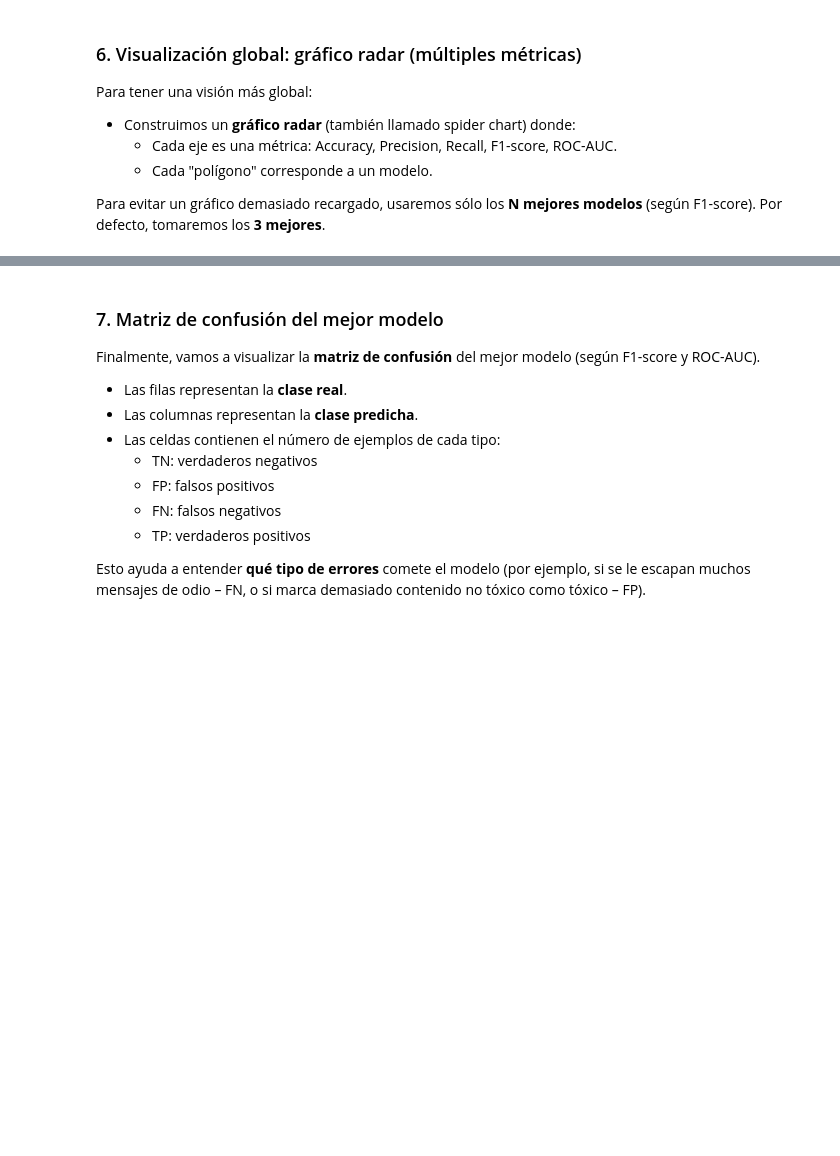
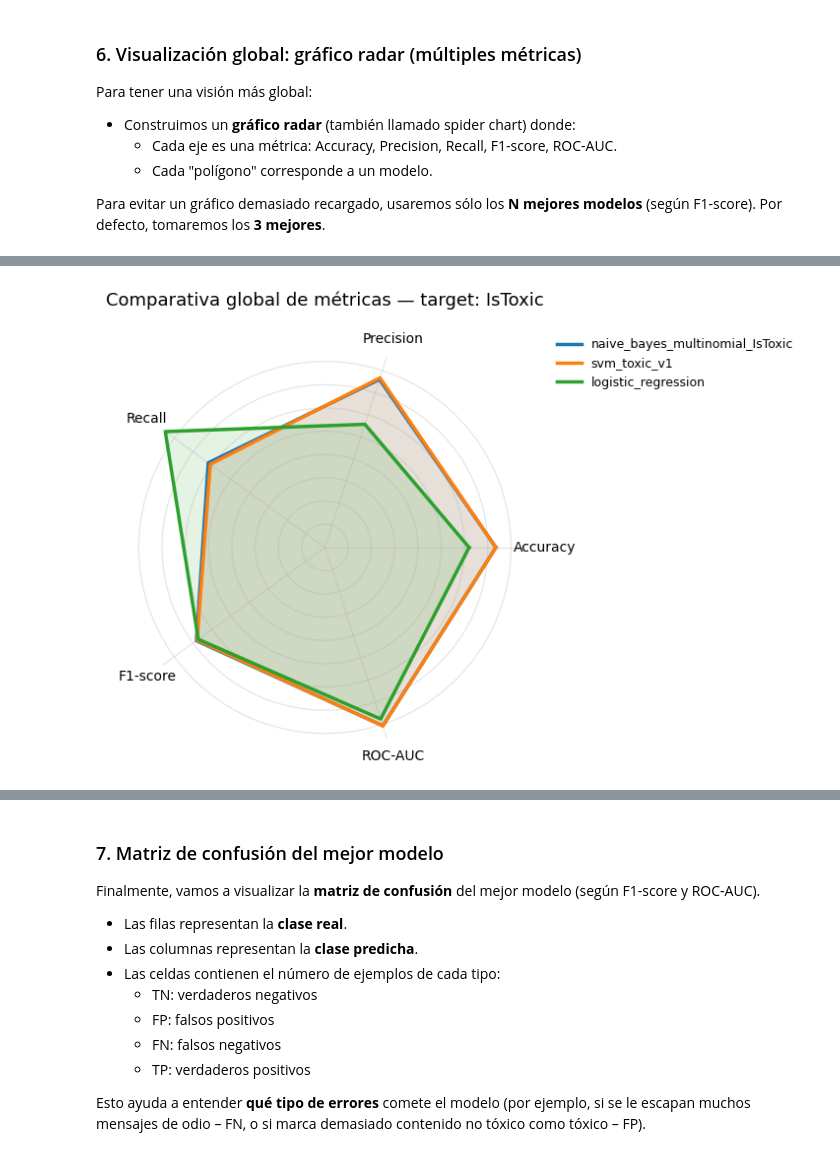
Before and after one commit to Bootcamp-IA-P5/Proyecto_X_NLP_G4, a Jupyter notebook: backend/notebooks/comparison_models.ipynb, the cells around one changed output, grey strips where cells are left out. Cells and saved outputs as stored; diff of their text form; code cells hidden in the pictures; blank space fills up the shorter version.

```diff
--- a/backend/notebooks/comparison_models.ipynb
+++ b/backend/notebooks/comparison_models.ipynb
@@ -626,0 +585,90 @@ por lo que es un buen candidato como modelo de referencia para `IsToxic`.
+# %%
+# === 6. Radar chart for top models ==========================================
+
+from math import pi  # To compute radar angles
+
+# Number of top models to include in the radar chart
+TOP_N = min(3, comparison_df_sorted.shape[0])
+
+# Guard clause
+if TOP_N == 0:
+    display(Markdown("⚠️ No hay modelos suficientes para construir el Radar Chart."))
+else:
+    # Keep only the core metrics in a stable order
+    core_metrics = ["Accuracy", "Precision", "Recall", "F1-score", "ROC-AUC"]
+
+    radar_df = comparison_df_sorted.head(TOP_N)[core_metrics]
+
+    display(Markdown(
+        f"### 🕸️ Comparativa global de métricas (Radar Chart) – Top {TOP_N} modelos"
+    ))
+
+    # Metrics (columns) and angles for radar chart
+    categories = list(radar_df.columns)
+    N = len(categories)
+    angles = [n / float(N) * 2 * pi for n in range(N)]
+    angles += angles[:1]  # close the polygon
+
+    # Create radar chart
+    fig, ax = plt.subplots(figsize=(7.2, 7.2), subplot_kw=dict(polar=True))
+
+    # Dynamic palette (robust even if TOP_N changes)
+    cmap = plt.cm.get_cmap("tab10")
+    palette = [cmap(i % 10) for i in range(TOP_N)]
+
+    for color, (model_name, row) in zip(palette, radar_df.iterrows()):
+        values = row.tolist()
+        values += values[:1]  # close polygon
+
+        ax.plot(
+            angles, values,
+            linewidth=2.5, linestyle="solid",
+            label=model_name, color=color
+        )
+        ax.fill(angles, values, color=color, alpha=0.12)
+
+    # Set axes and labels
+    ax.set_xticks(angles[:-1])
+    ax.set_xticklabels(categories, fontsize=10)
+    ax.set_yticklabels([])  # hide radial labels
+    ax.spines["polar"].set_visible(False)
+    ax.grid(alpha=0.35)
+
+    ax.set_title(
+        f"Comparativa global de métricas — target: {TARGET_LABEL}",
+        fontsize=13, pad=30
+    )
+
+    # Legend moved outside to avoid overlapping with the title
+    ax.legend(
+        loc="upper left",
+        bbox_to_anchor=(1.05, 1.05),
+        frameon=False,
+        fontsize=9
+    )
+
+    plt.tight_layout()
+    plt.show()
+
+    display(Markdown(
+        f"""
+**💬 Conclusión visual:**
+
+En este gráfico radar podemos ver qué modelos mantienen un mejor **equilibrio global** entre:
+
+- Accuracy
+- Precision
+- Recall
+- F1-score
+- ROC-AUC
+
+- Cuanto más “expande” un modelo el polígono hacia fuera,
+  mejor equilibrio global de métricas presenta.
+- Es especialmente útil para detectar modelos que son fuertes en una métrica
+  pero débiles en otras.
+
+El modelo **{best_model_name}** fue el mejor según F1-score y ROC-AUC en la tabla anterior,
+por lo que es un buen candidato como modelo de referencia para `{TARGET_LABEL}`.
+        """
+    ))
+# %% [output]
@@ -626,0 +676 @@ por lo que es un buen candidato como modelo de referencia para `IsToxic`.
+[figure, added]
```
Also changed, not shown: parts of 8 cells of this notebook.
